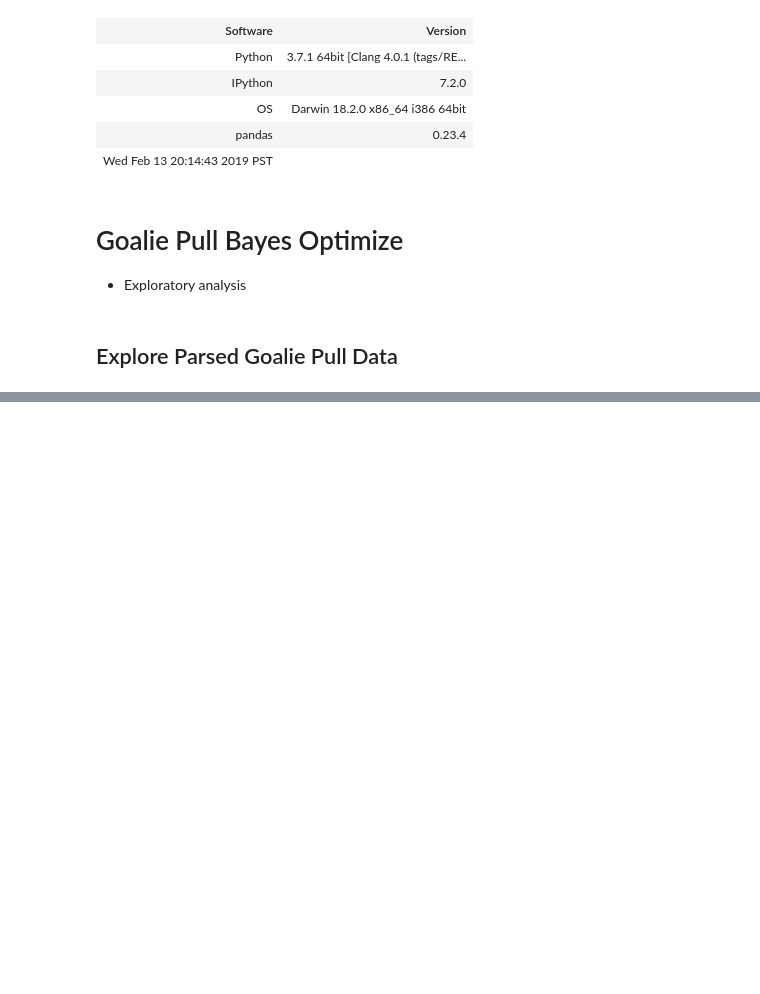
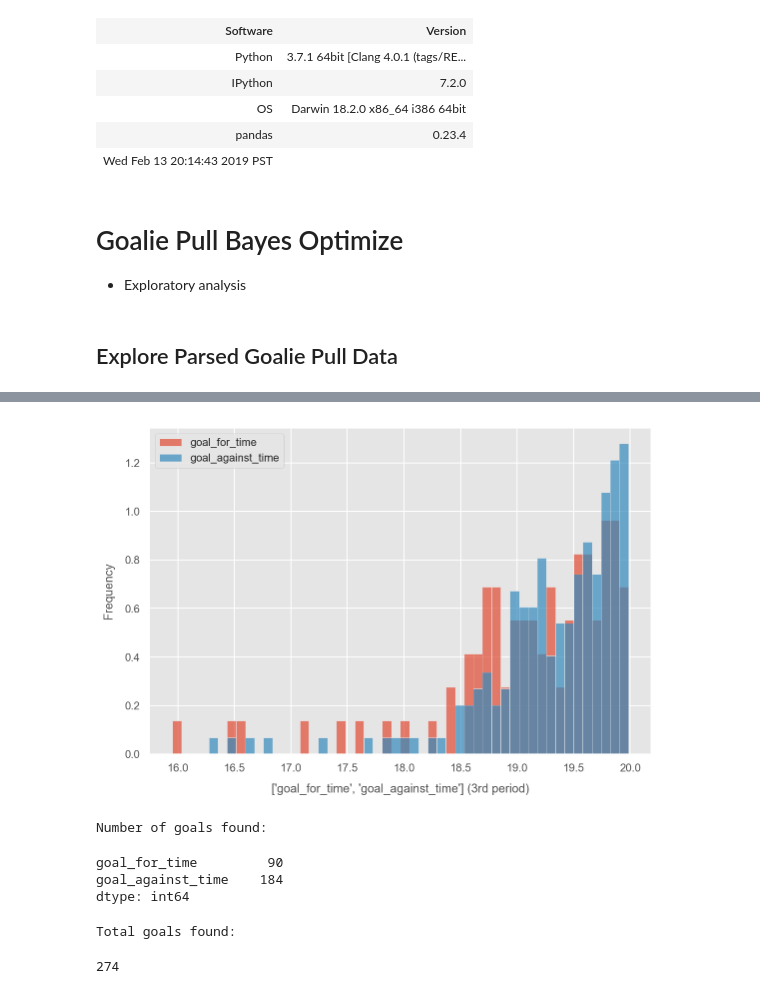
Before and after one commit to zazencodes/nhl-goalie-pull-optimization, a Jupyter notebook: jupter-notebooks/3_exploratory_analysis.ipynb, the cells around one changed output, grey strips where cells are left out. Saved outputs shown, nothing was run; the diff lists cells and outputs as text; code cells hidden in the pictures; blank space fills up the shorter version.

```diff
--- a/jupter-notebooks/3_exploratory_analysis.ipynb
+++ b/jupter-notebooks/3_exploratory_analysis.ipynb
@@ -35,0 +126,20 @@ df = pd.read_pickle('../data/pkl/20032004_goalie_pulls_2019-02-13.pkl')
+# %%
+cols = ['goal_for_time', 'goal_against_time']
+(df[cols].astype('timedelta64[s]') / 60).plot.hist(bins=50, alpha=0.7, density='normed')
+plt.xlabel(f'{cols} (3rd period)');
+# %% [output]
+[figure, added]
+# %%
+print('Number of goals found:')
+(~df[['goal_for_time', 'goal_against_time']].isnull()).sum()
+# %% [output]
+Number of goals found:
+goal_for_time         90
+goal_against_time    184
+dtype: int64
+# %%
+print('Total goals found:')
+(~df[['goal_for_time', 'goal_against_time']].isnull()).sum().sum()
+# %% [output]
+Total goals found:
+274
```
Also changed, not shown: parts of 15 cells of this notebook.
